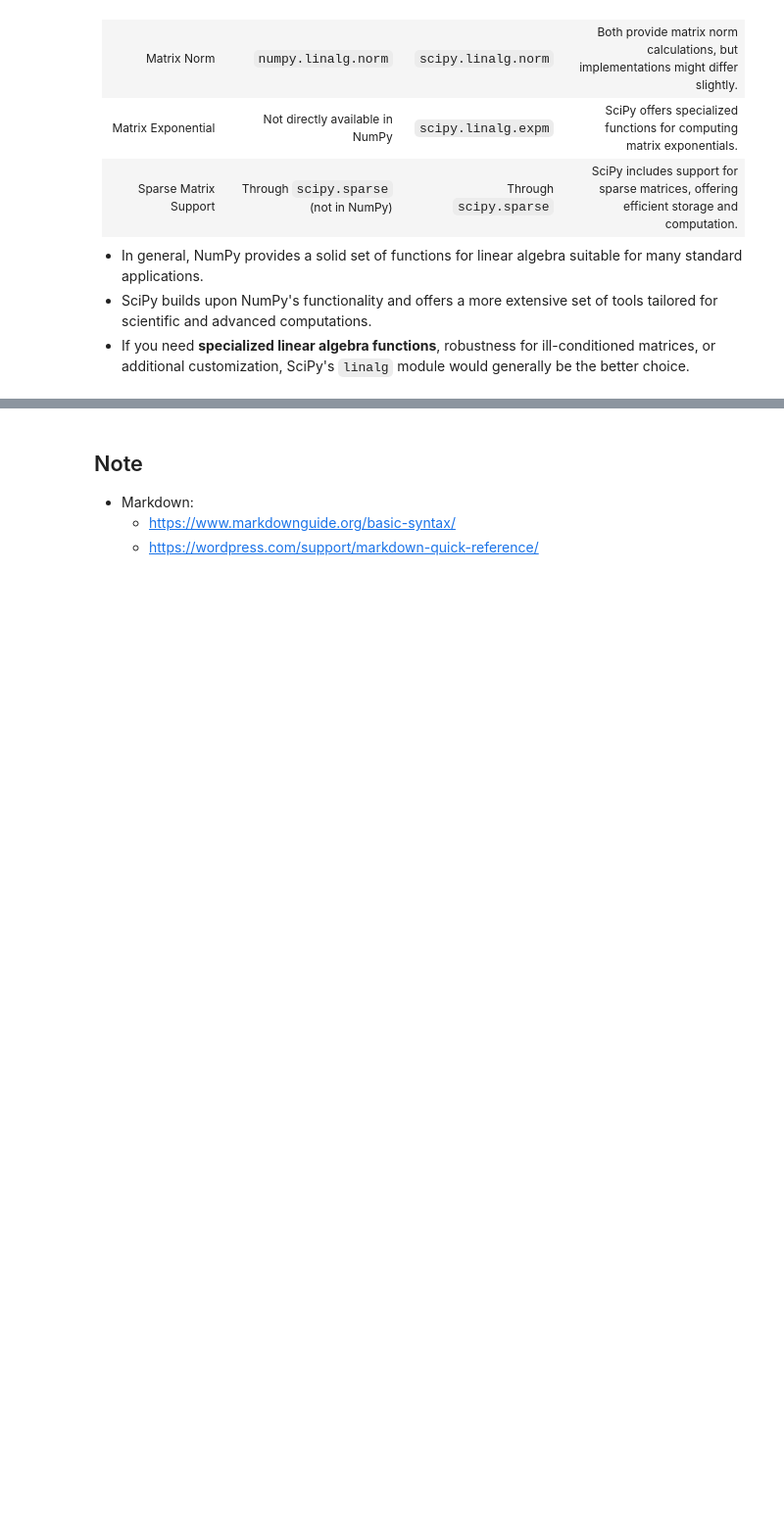
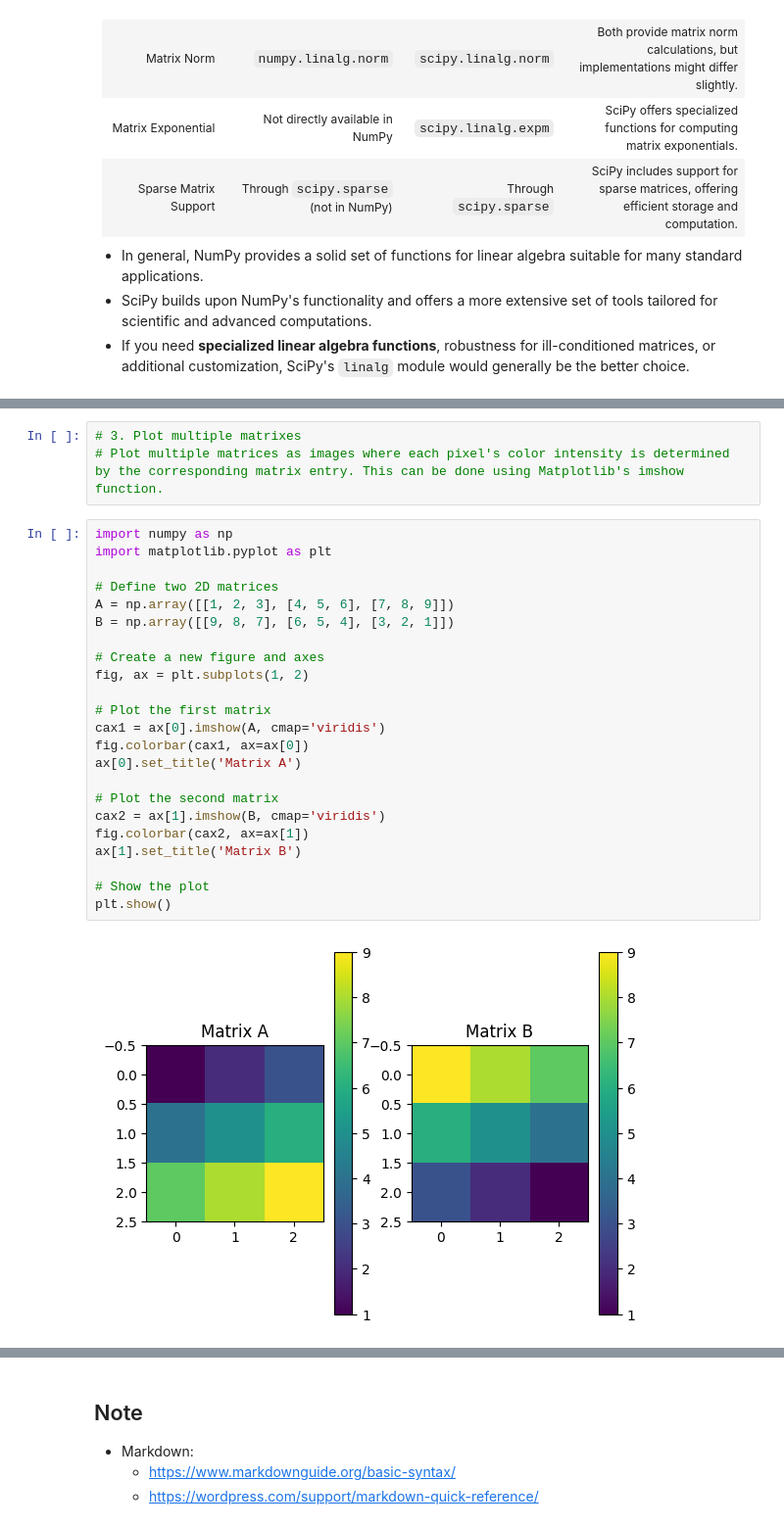
Before and after one commit to natapone/learning_ai_by_coding, a Jupyter notebook: 1-1_linear_algebra.ipynb, the cells around one changed output, grey strips where cells are left out. Shown at 98% size. Saved outputs shown, nothing was run; the diff lists cells and outputs as text; blank space fills up the shorter version.

```diff
--- a/1-1_linear_algebra.ipynb
+++ b/1-1_linear_algebra.ipynb
@@ -137,0 +218,28 @@ Comparison table between NumPy and SciPy for common matrix operations. Both libr
+# %%
+# 3. Plot multiple matrixes
+# Plot multiple matrices as images where each pixel's color intensity is determined by the corresponding matrix entry. This can be done using Matplotlib's imshow function.
+# %%
+import numpy as np
+import matplotlib.pyplot as plt
+
+# Define two 2D matrices
+A = np.array([[1, 2, 3], [4, 5, 6], [7, 8, 9]])
+B = np.array([[9, 8, 7], [6, 5, 4], [3, 2, 1]])
+
+# Create a new figure and axes
+fig, ax = plt.subplots(1, 2)
+
+# Plot the first matrix
+cax1 = ax[0].imshow(A, cmap='viridis')
+fig.colorbar(cax1, ax=ax[0])
+ax[0].set_title('Matrix A')
+
+# Plot the second matrix
+cax2 = ax[1].imshow(B, cmap='viridis')
+fig.colorbar(cax2, ax=ax[1])
+ax[1].set_title('Matrix B')
+
+# Show the plot
+plt.show()
+# %% [output]
+[figure, added]
```
Also changed, not shown: parts of 3 cells of this notebook.
